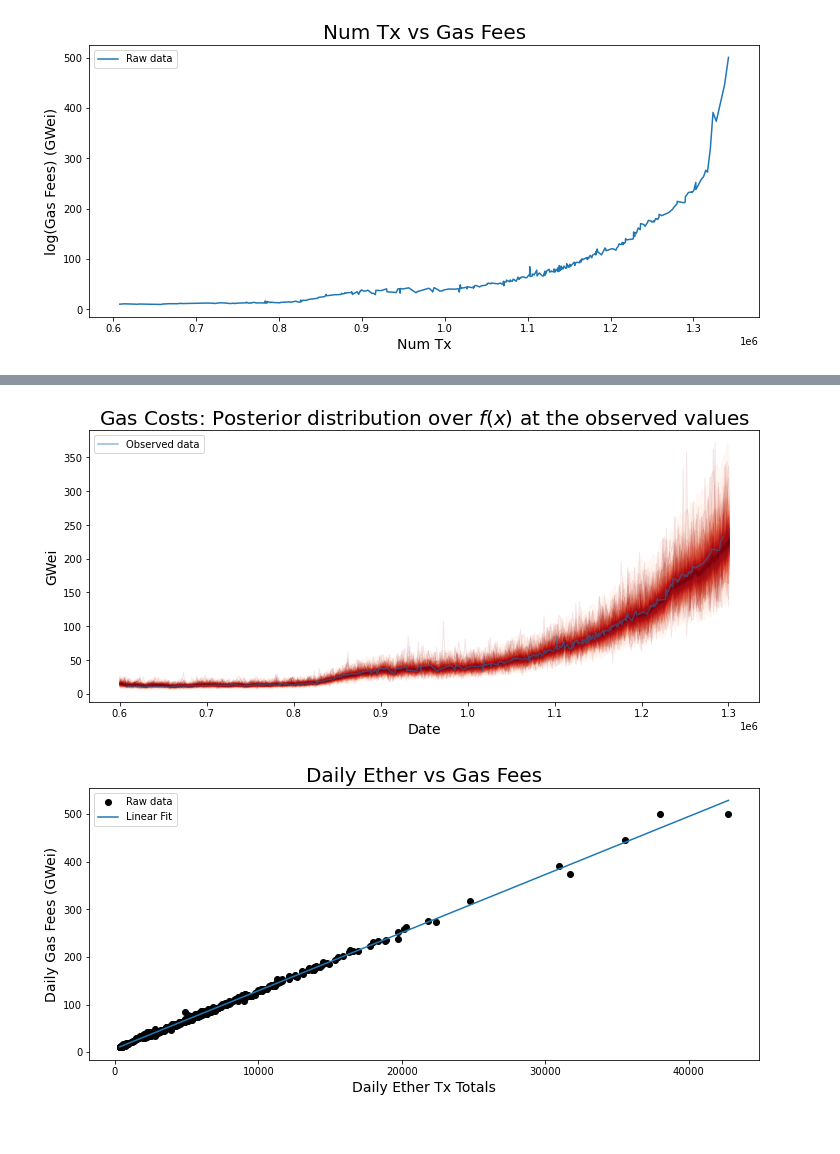
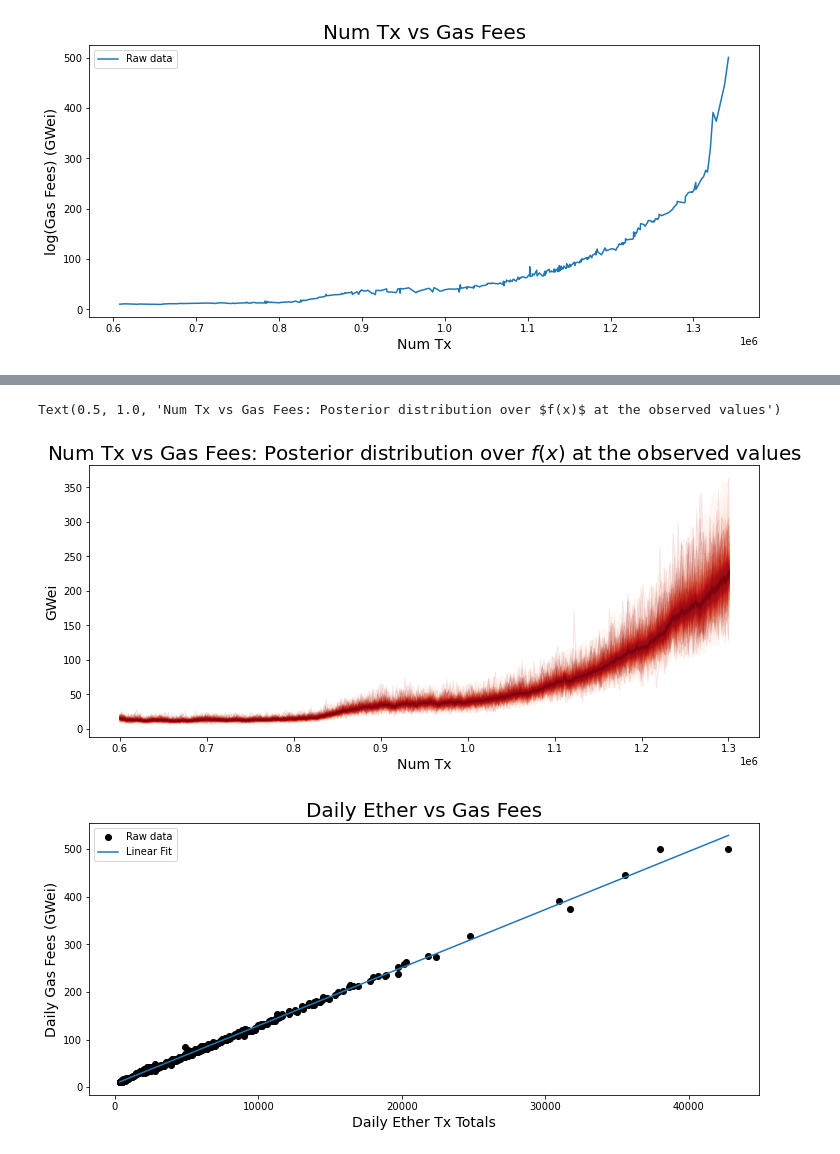
Before and after one commit to icmoore/syscoin-tex, a Jupyter notebook: notebooks/sys_4.ipynb, the cells around one changed output, grey strips where cells are left out. Drawn from its saved outputs; the diff is of its cells as text; code cells hidden in the pictures.

```diff
--- a/notebooks/sys_4.ipynb
+++ b/notebooks/sys_4.ipynb
@@ -186,23 +178,25 @@ with model:
 # %%
 # plot the results
 fig = plt.figure(figsize=(12, 5))
 ax = fig.gca()
 
 # plot the samples from the gp posterior with samples and shading
 from pymc3.gp.util import plot_gp_dist
 
 plot_gp_dist(ax, np.exp(pred_samples["f_pred"]), X_new)
 
 # plot the data and the true latent function
-plt.plot(X[0:350], np.exp(y[0:350]), alpha=0.5, label="Observed data")
+#plt.plot(X[0:350], np.exp(y[0:350]), alpha=0.5, label="Observed data")
+#plt.plot(X_new, np.exp(y), alpha=0.5, label="Observed data")
 
 # axis labels and title
 plt.ylabel("GWei", fontsize=14)
 plt.xlabel("Num Tx", fontsize=14)
 plt.title("Num Tx vs Gas Fees: Posterior distribution over $f(x)$ at the observed values", fontsize=20)
-plt.legend();
+#plt.legend();
 # %% [output]
+Text(0.5, 1.0, 'Num Tx vs Gas Fees: Posterior distribution over $f(x)$ at the observed values')
-[figure, old version]
+[figure, new version]
 # %%
 plt.figure(figsize=(12,5))
 plt.plot(plt_tx_gas['tx_fee'].values, plt_tx_gas['gwei'].values, "ok", label="Raw data")
```
Also changed, not shown: parts of 5 cells of this notebook, 1 other file.
